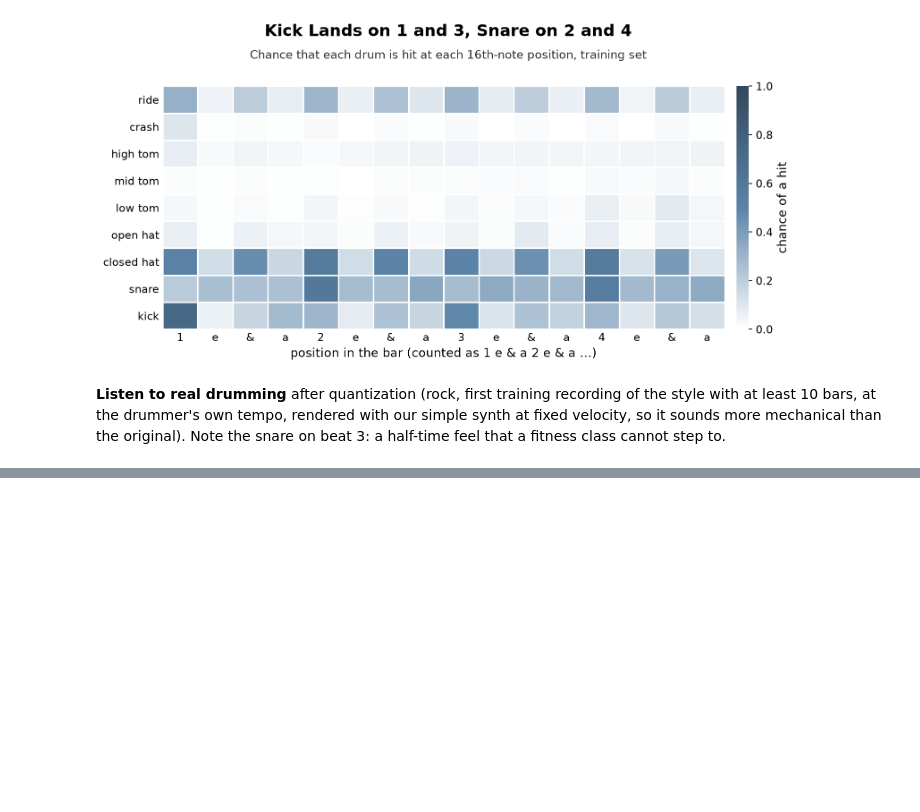
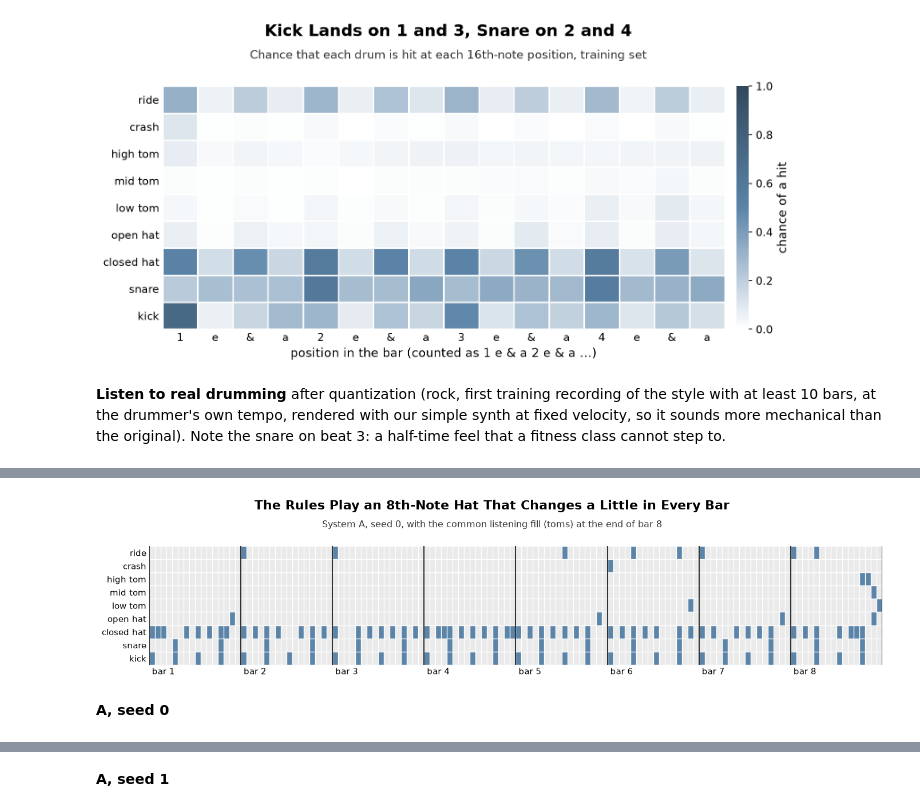
Before and after one commit to giacomograzia/generative-ai-music, a Jupyter notebook: notebook.ipynb, the cells around one changed output, grey strips where cells are left out. Cells and saved outputs as stored; diff of their text form; code cells hidden in the pictures; blank space fills up the shorter version.

Commit message:
Add rule baseline section to notebook

```diff
--- a/notebook.ipynb
+++ b/notebook.ipynb
@@ -189,0 +182,9 @@ TODO
+# %%
+counts = ["1", "e", "&", "a", "2", "e", "&", "a", "3", "e", "&", "a", "4", "e", "&", "a"]
+p = pd.DataFrame(rule_probabilities()[:, list(DECORATION_CHANNELS)], index=counts,
+                 columns=[CLASSES[c] for c in DECORATION_CHANNELS])
+display(p.T.replace(0, "").style.format(lambda v: f"{v:.2f}" if v != "" else ""))
+
+a_loops = np.stack([rule_loop(s) for s in SEEDS])
+assert np.array_equal(a_loops, LOOPS["A rules"])  # same seeds give the same loops as the saved results
+print(f"A: {density(a_loops):.2f} decoration hits per bar, against d_GMD = {d_gmd:.2f}")
@@ -189,0 +201,8 @@ TODO
+# %%
+show_loop(add_fill(a_loops[0]), "The Rules Play an 8th-Note Hat That Changes a Little in Every Bar",
+          subtitle="System A, seed 0, with the common listening fill (toms) at the end of bar 8")
+for s in LISTEN_SEEDS:
+    play(f"A_seed{s}", f"A, seed {s}")
+# %% [output]
+[figure, added]
+**A, seed 0**
@@ -189,0 +210 @@ TODO
+**A, seed 1**
```
Also changed, not shown: parts of 13 cells of this notebook.
